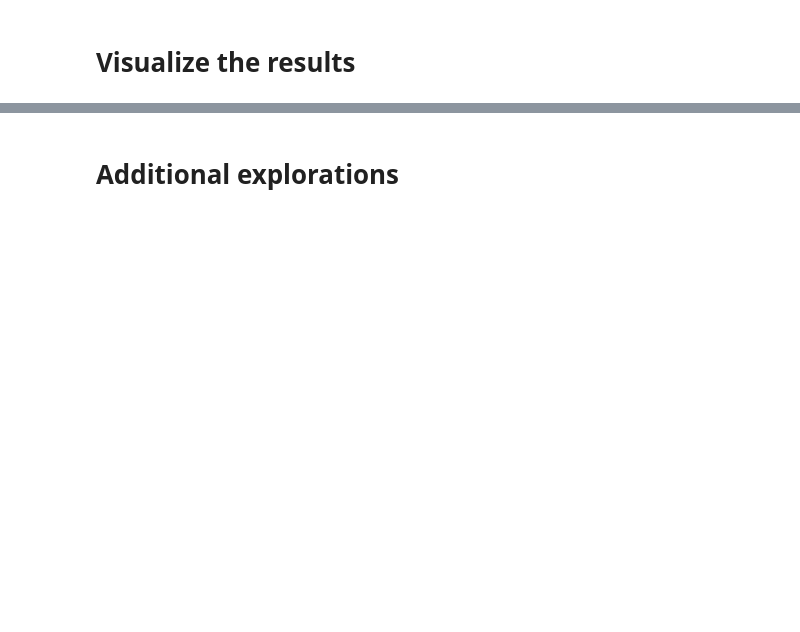
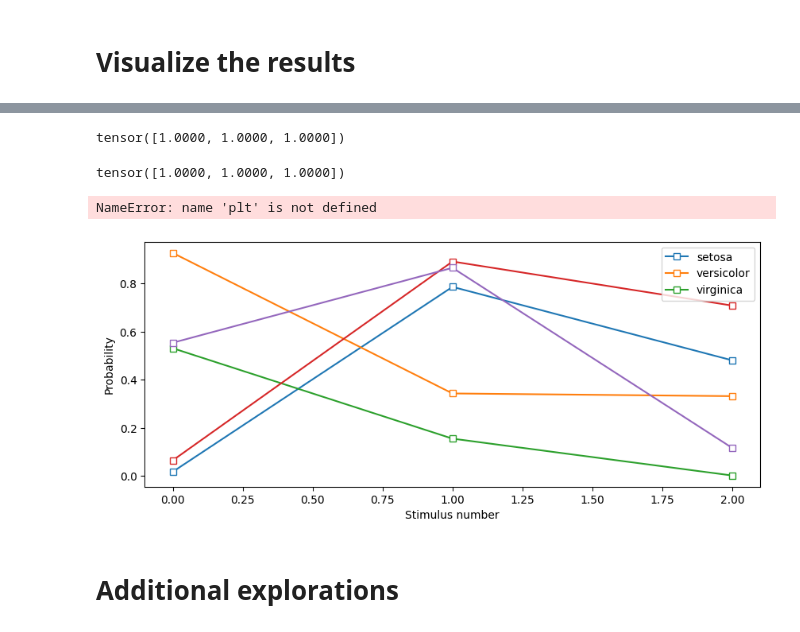
Before and after one commit to drpetros11111/DeepUnderstanding_DL, a Jupyter notebook: DUDL_ANN_multioutput.ipynb, the cells around one changed output, grey strips where cells are left out. Cells and saved outputs as stored; diff of their text form; code cells hidden in the pictures; blank space fills up the shorter version.

```diff
--- a/DUDL_ANN_multioutput.ipynb
+++ b/DUDL_ANN_multioutput.ipynb
@@ -589,10 +601,25 @@ plt.show()
 # %% [output]
 Final accuracy: 98%
 [drawing not drawn]
+# %%
+import torch.nn as nn # import the torch.nn module and alias it as nn
+import torch # import the torch module
+
+# confirm that all model predictions sum to 1, but only when converted to softmax
+sm = nn.Softmax(1)
+
+# create a dummy variable called yHat
+yHat = torch.rand(3,5)
+
+torch.sum(sm(yHat),axis=1)
+# %% [output]
+tensor([1.0000, 1.0000, 1.0000])
 # %%
 # confirm that all model predictions sum to 1, but only when converted to softmax
 sm = nn.Softmax(1)
 torch.sum(sm(yHat),axis=1)
+# %% [output]
+tensor([1.0000, 1.0000, 1.0000])
 # %%
 # plot the raw model outputs
 
@@ -605,6 +632,24 @@ plt.legend(['setosa','versicolor','virginica'])
 plt.show()
 
 # try it again without the softmax!
+# %% [output]
+NameError: name 'plt' is not defined
+# %%
+import matplotlib.pyplot as plt # import the matplotlib.pyplot module and alias it as plt
+
+# plot the raw model outputs
+
+fig = plt.figure(figsize=(10,4))
+
+plt.plot(yHat.detach(),'s-',markerfacecolor='w')
+plt.xlabel('Stimulus number')
+plt.ylabel('Probability')
+plt.legend(['setosa','versicolor','virginica'])
+plt.show()
+
+# try it again without the softmax!
+# %% [output]
+[figure, added]
 # %% [markdown]
 # Additional explorations
 # %%
```
Also changed, not shown: parts of 1 cell of this notebook.
